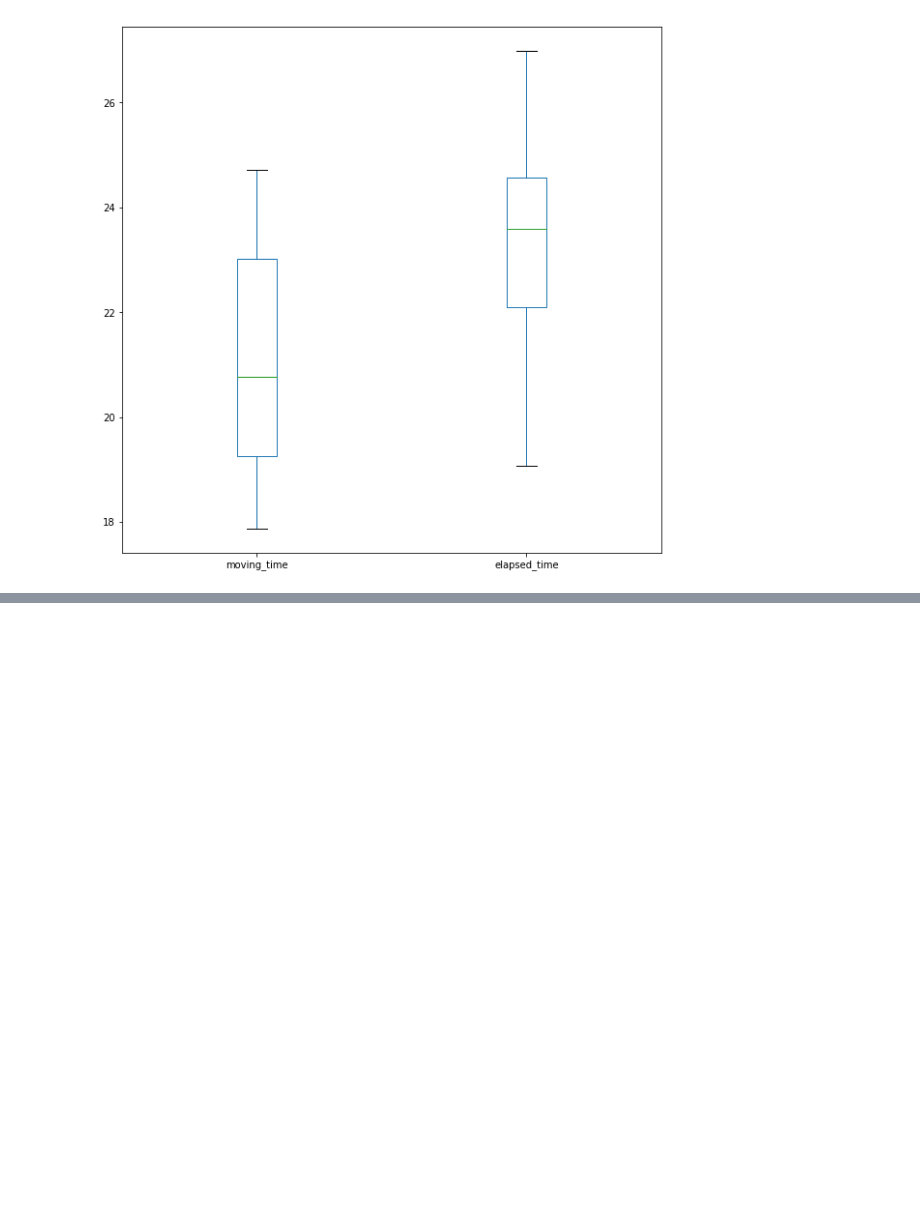
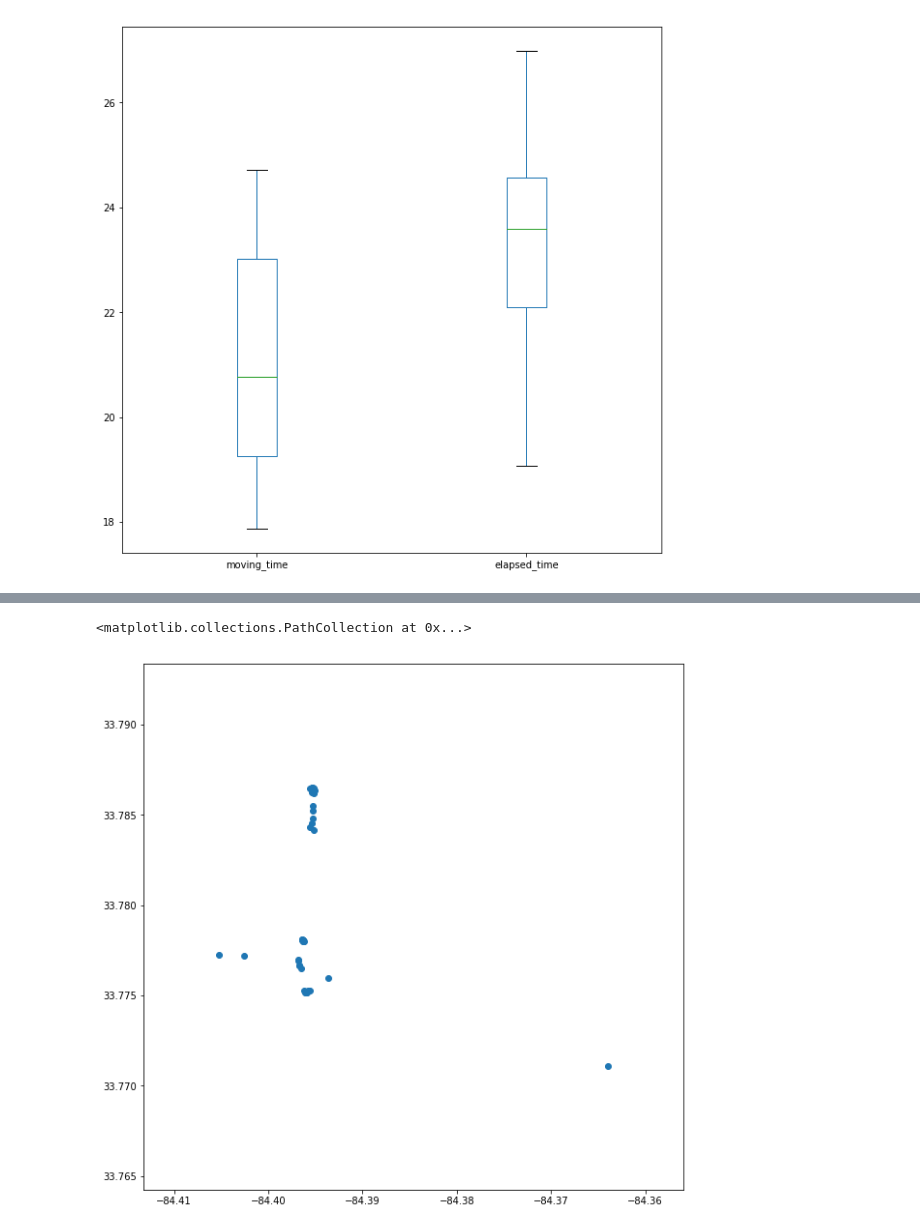
Before and after one commit to gtcooke94/commute_analysis, a Jupyter notebook: analysis.ipynb, the cells around one changed output, grey strips where cells are left out. Cells and saved outputs as stored; diff of their text form; code cells hidden in the pictures; blank space fills up the shorter version.

```diff
--- a/analysis.ipynb
+++ b/analysis.ipynb
@@ -155,5 +193,14 @@ bike_path = folium.PolyLine(pl).add_to(m)
 # %%
-for (index, row) in strava_data.iterrows():
+m = folium.Map(map_lat_lng, zoom_start=14)
+end_latlng = []
+for (index, row) in evening_commutes.iterrows():
     if (row['map']['summary_polyline']):
         pl = polyline.decode(row['map']['summary_polyline'])
-        bike_path = folium.PolyLine(pl).add_to(m)
+        end_latlng.append(pl[1])
+temp = list(zip(*end_latlng))
+end_lat = temp[0]
+end_lng = temp[1]
+plt.scatter(end_lng, end_lat)
+# %% [output]
+<matplotlib.collections.PathCollection at 0x...>
+[figure, added]
```
Also changed, not shown: parts of 11 cells of this notebook, 1 other file.
